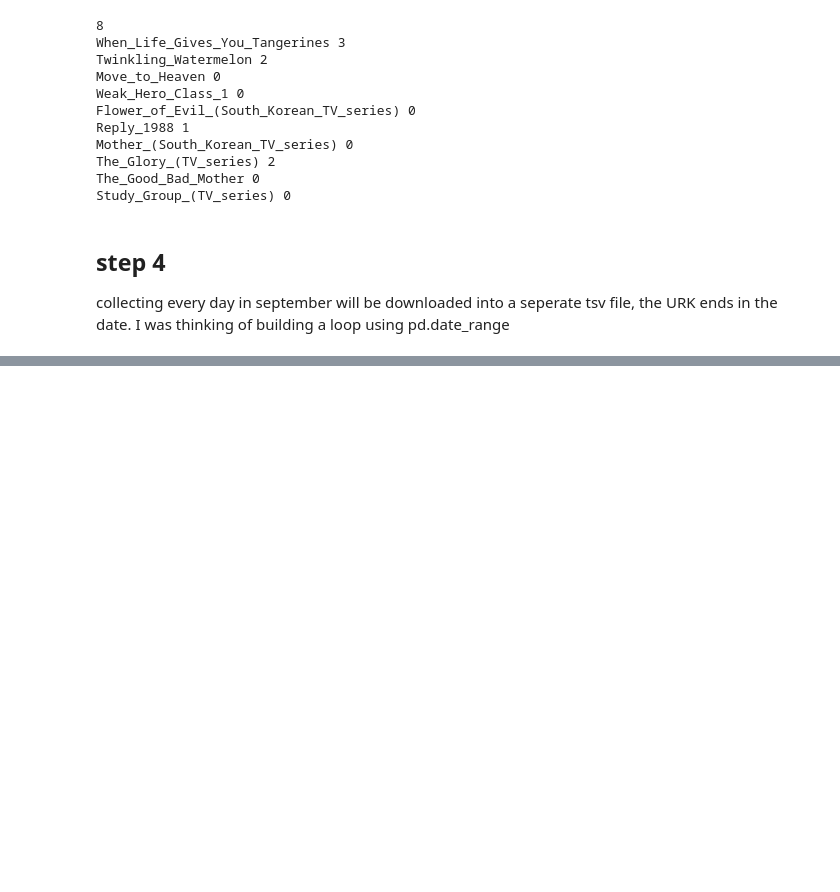
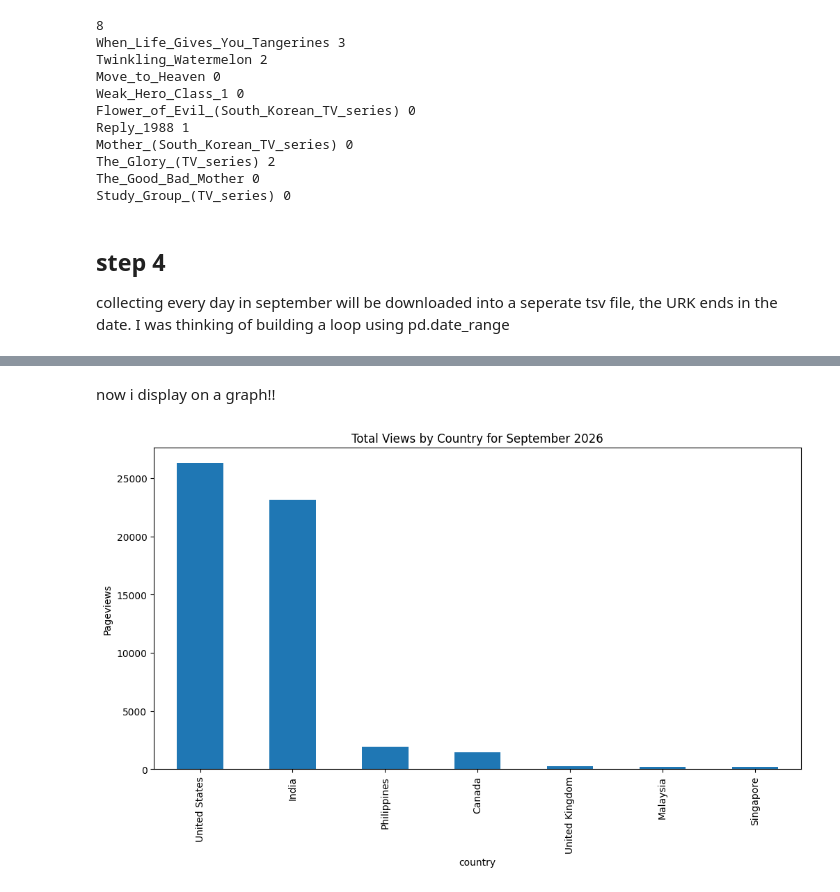
Before and after one commit to Anisa-rodriguez05/week5-wed, a Jupyter notebook: week5-wed-notebook.ipynb, the cells around one changed output, grey strips where cells are left out. Saved outputs shown, nothing was run; the diff lists cells and outputs as text; code cells hidden in the pictures; blank space fills up the shorter version.

Commit message:
graphs

```diff
--- a/week5-wed-notebook.ipynb
+++ b/week5-wed-notebook.ipynb
@@ -372,4 +372,10 @@ for date in pd.date_range("2026-09-01", "2026-09-30"):
     matches = df[df["article"].isin(showTitles)].copy()
     matches["date"]=dateStr
     daily.append(matches)
+
+    print(dateStr, len(matches))
+    time.sleep(1)
+
+sept = pd.concat(daily)
+sept.head()
 # %% [output]
@@ -376,0 +415,4 @@ KeyboardInterrupt:
+# %%
+CountryViews = sept.groupby("country")["pageviews"].sum().sort_values(ascending=False)
+print(len(CountryViews))
+print(CountryViews.head(10))
@@ -376,0 +430,9 @@ KeyboardInterrupt:
+# %% [markdown]
+now i display on a graph!!
+# %%
+import matplotlib.pyplot as plt
+CountryViews.plot(kind="bar", figsize=(12,6), title="Total Views by Country for September 2026")
+plt.ylabel("Pageviews")
+plt.show()
+# %% [output]
+[figure, added]
```
Also changed, not shown: parts of 8 cells of this notebook, 1 other file.
